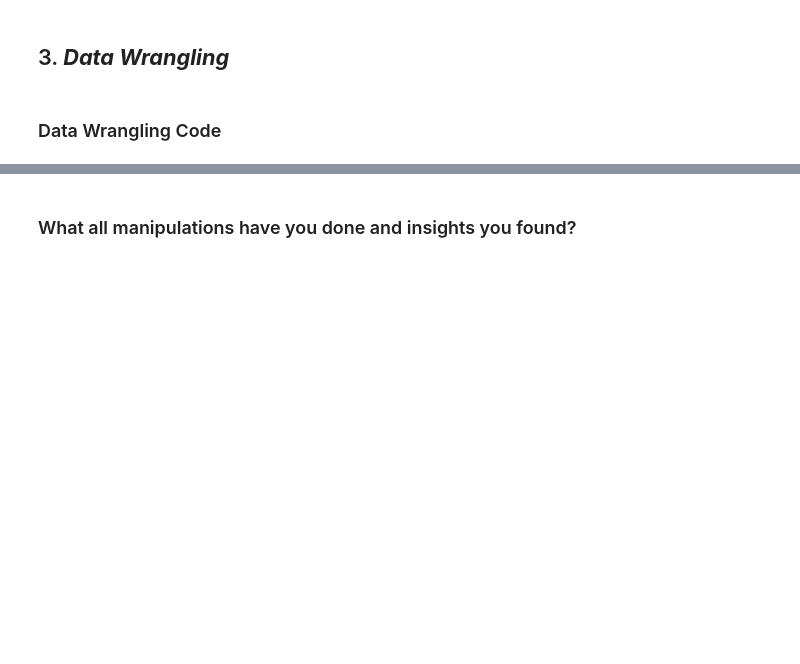
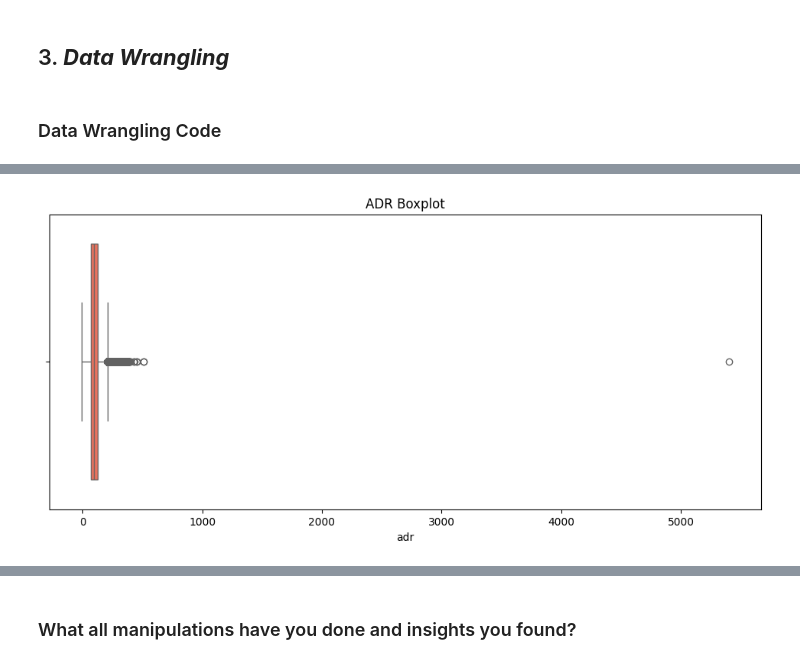
Before and after one commit to eyespydushyant/hotel-booking-price-prediction, a Jupyter notebook: dushyant_Regression__ML_Submission.ipynb, the cells around one changed output, grey strips where cells are left out. Drawn from its saved outputs; the diff is of its cells as text; code cells hidden in the pictures; blank space fills up the shorter version.

```diff
--- a/dushyant_Regression__ML_Submission.ipynb
+++ b/dushyant_Regression__ML_Submission.ipynb
@@ -156,0 +386,11 @@ Answer Here
+# %%
+plt.figure(figsize=(12,5))
+
+sns.boxplot(x=df["adr"],
+            color="tomato")
+
+plt.title("ADR Boxplot")
+
+plt.show()
+# %% [output]
+[figure, added]
```
Also changed, not shown: parts of 66 cells of this notebook.
